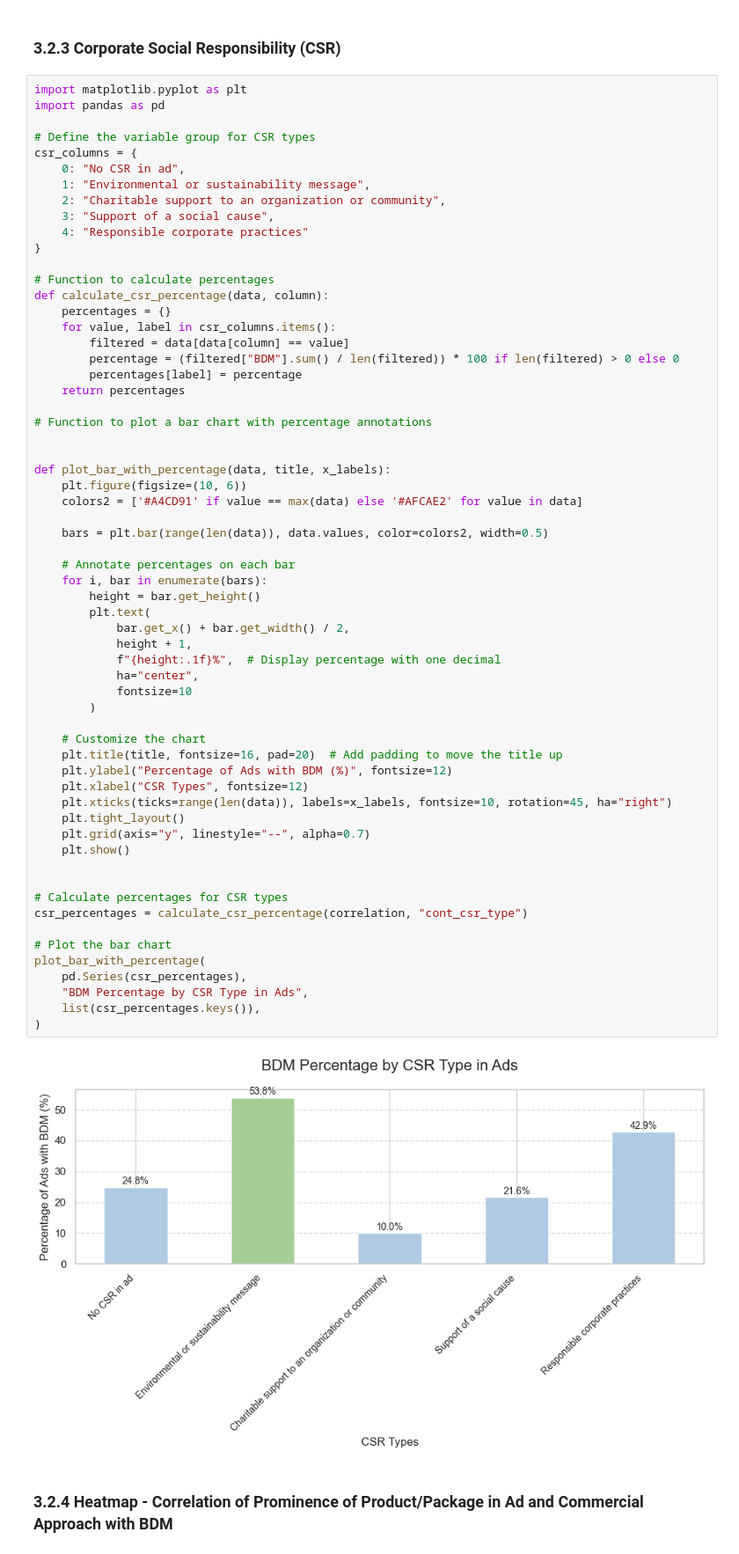
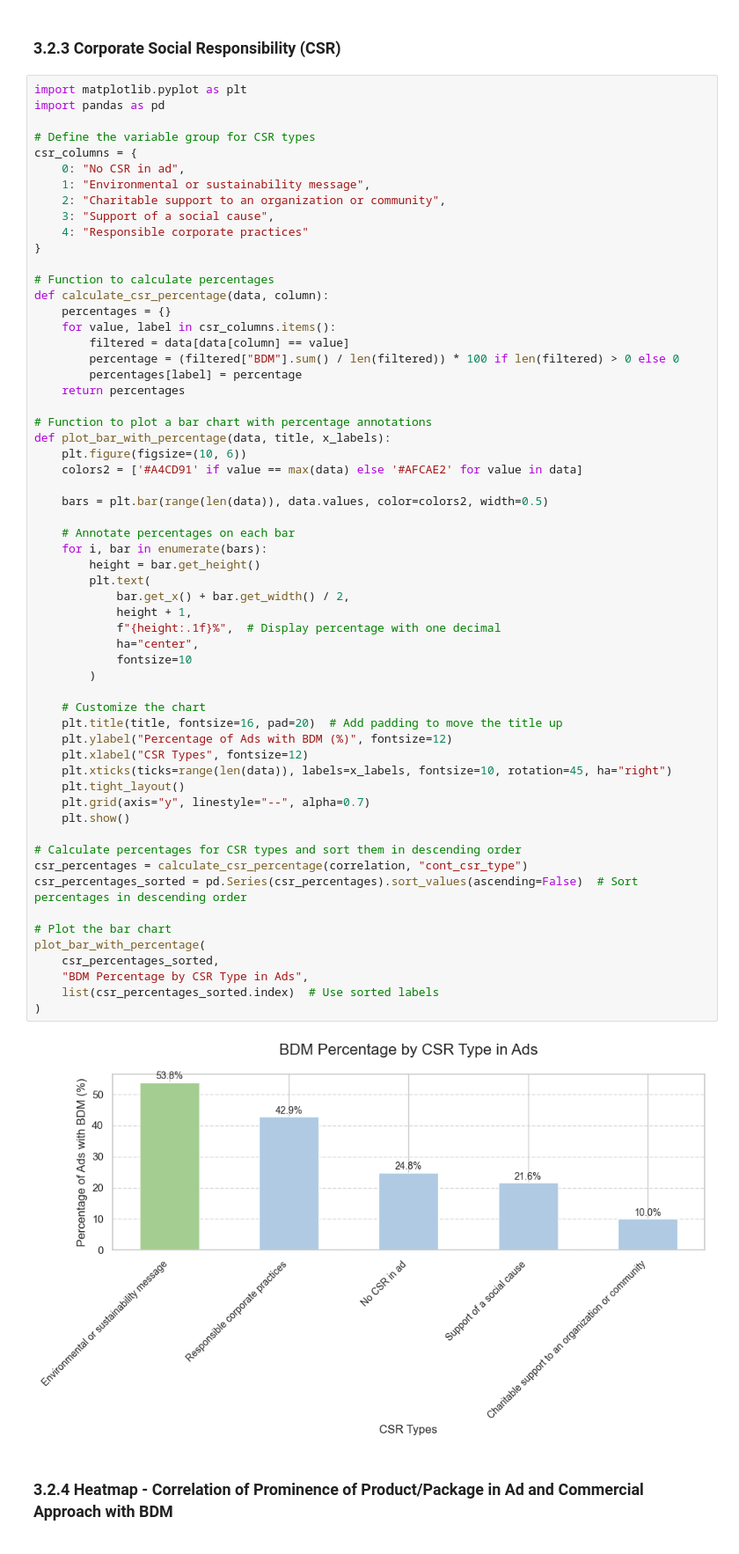
Before and after one commit to NilsLeo/Commercial-Brand-Differentiating-Message-Analysis, a Jupyter notebook: app/2 - Data Understanding.ipynb, the cells around one changed output. Shown at 88% size. Cells and saved outputs as stored; diff of their text form.

Commit message:
Balken sortieren (data visualization)

```diff
--- a/app/2 - Data Understanding.ipynb
+++ b/app/2 - Data Understanding.ipynb
@@ -422,46 +422,44 @@ def calculate_csr_percentage(data, column):
     return percentages
 
 # Function to plot a bar chart with percentage annotations
-
-
 def plot_bar_with_percentage(data, title, x_labels):
     plt.figure(figsize=(10, 6))
     colors2 = ['#A4CD91' if value == max(data) else '#AFCAE2' for value in data]
 
     bars = plt.bar(range(len(data)), data.values, color=colors2, width=0.5)
 
     # Annotate percentages on each bar
     for i, bar in enumerate(bars):
         height = bar.get_height()
         plt.text(
             bar.get_x() + bar.get_width() / 2,
             height + 1,
             f"{height:.1f}%",  # Display percentage with one decimal
             ha="center",
             fontsize=10
         )
 
     # Customize the chart
     plt.title(title, fontsize=16, pad=20)  # Add padding to move the title up
     plt.ylabel("Percentage of Ads with BDM (%)", fontsize=12)
     plt.xlabel("CSR Types", fontsize=12)
     plt.xticks(ticks=range(len(data)), labels=x_labels, fontsize=10, rotation=45, ha="right")
     plt.tight_layout()
     plt.grid(axis="y", linestyle="--", alpha=0.7)
     plt.show()
 
-
-# Calculate percentages for CSR types
+# Calculate percentages for CSR types and sort them in descending order
 csr_percentages = calculate_csr_percentage(correlation, "cont_csr_type")
+csr_percentages_sorted = pd.Series(csr_percentages).sort_values(ascending=False)  # Sort percentages in descending order
 
 # Plot the bar chart
 plot_bar_with_percentage(
-    pd.Series(csr_percentages),
+    csr_percentages_sorted,
     "BDM Percentage by CSR Type in Ads",
-    list(csr_percentages.keys()),
+    list(csr_percentages_sorted.index)  # Use sorted labels
 )
 # %% [output]
-[figure, old version]
+[figure, new version]
 # %% [markdown]
 ### 3.2.4 Heatmap - Correlation of Prominence of Product/Package in Ad and Commercial Approach with BDM
 # %%
```
